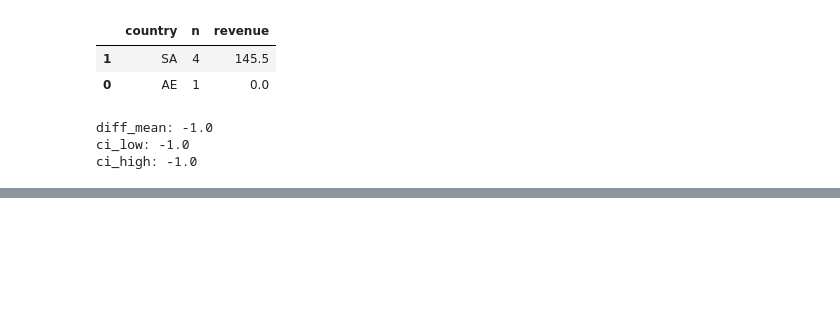
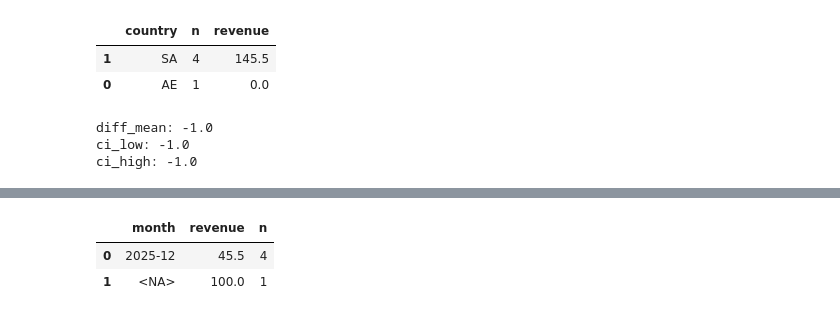
Before and after one commit to shmokhsidi79-design/week2, a Jupyter notebook: notebooks/eda.ipynb, the cells around one changed output, grey strips where cells are left out. Saved outputs shown, nothing was run; the diff lists cells and outputs as text; code cells hidden in the pictures; blank space fills up the shorter version.

```diff
--- a/notebooks/eda.ipynb
+++ b/notebooks/eda.ipynb
@@ -392,3 +392,12 @@ print("ci high:", ci_high)
 diff_mean: -1.0
 ci_low: -1.0
 ci_high: -1.0
+# %%
+import pandas as pd
+
+df = pd.read_parquet("../data/processed/analytics_table.parquet")
+
+df.head(5)
+df.shape
+df.dtypes
+df.isna().sum().sort_values(ascending=False)
@@ -394,0 +423,15 @@ ci_high: -1.0
+# %%
+revenue_time = (
+    df.groupby("month", dropna=False)
+      .agg(
+          revenue=("amount", "sum"),
+          n=("order_id", "count")
+      )
+      .reset_index()
+)
+
+revenue_time
+# %% [output]
+|  | month | revenue | n |
+| 0 | 2025-12 | 45.5 | 4 |
+| 1 | <NA> | 100.0 | 1 |
```
Also changed, not shown: parts of 3 cells of this notebook, 15 other files.
